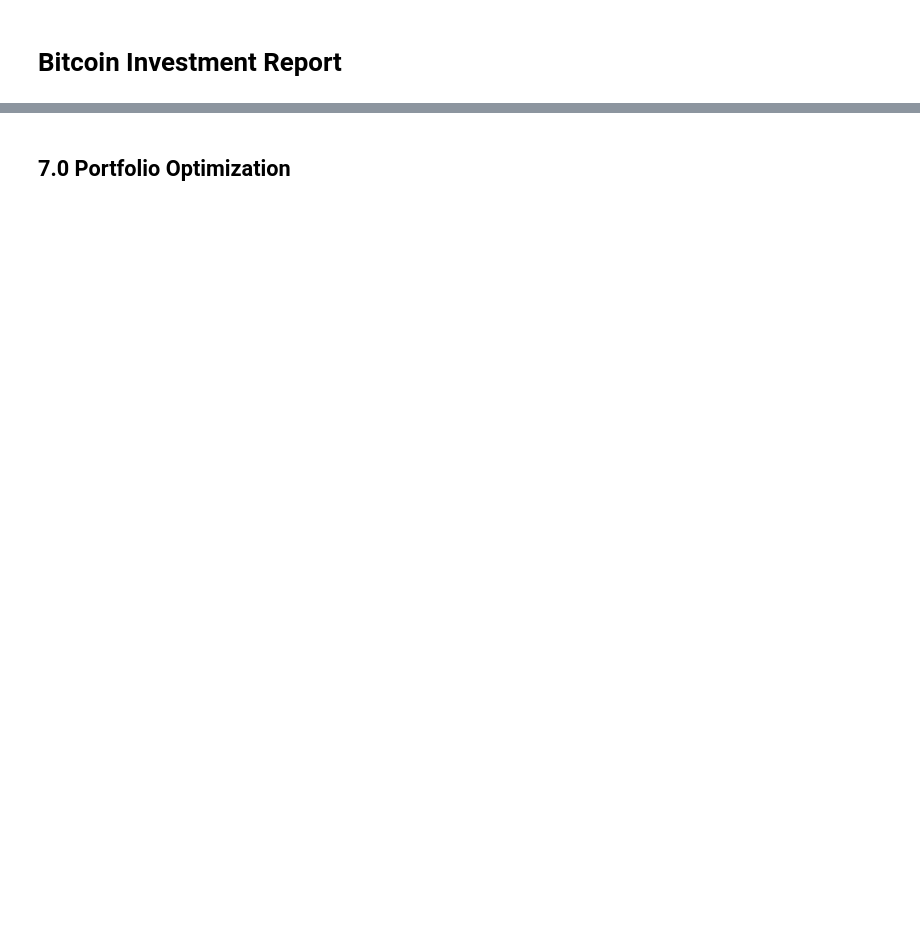
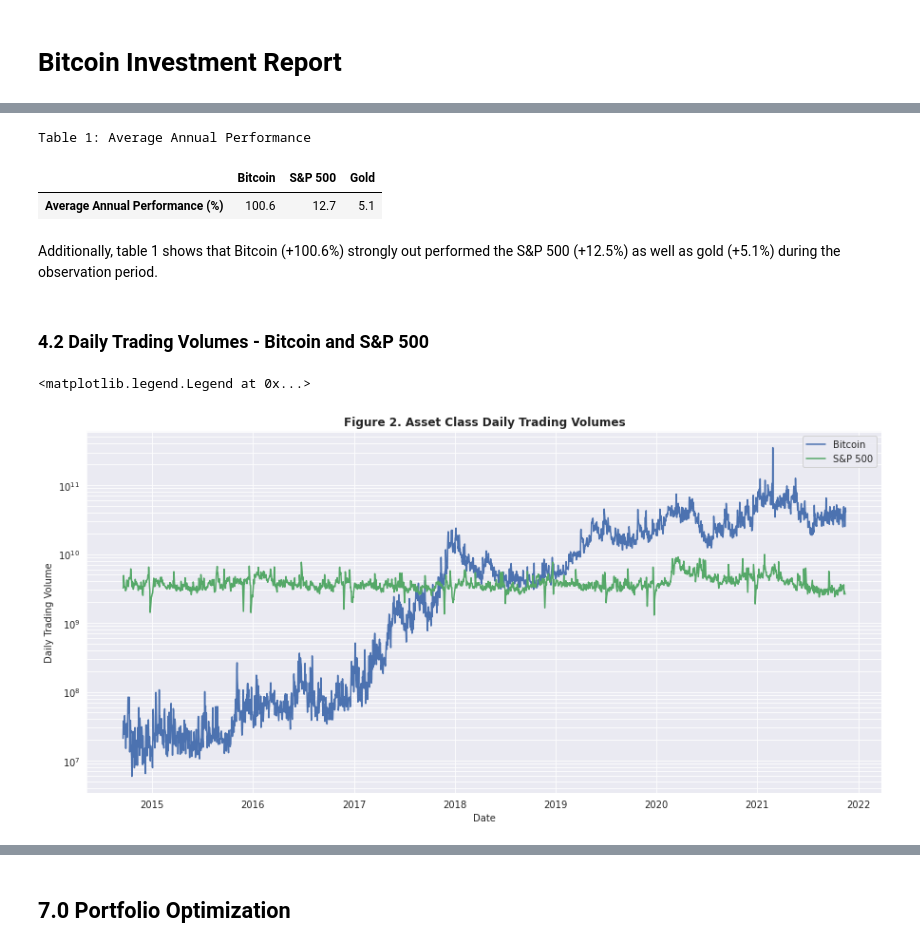
Before and after one commit to EMGuyant/bitcoin-datacamp-comp, a Jupyter notebook: bitcoin_report.ipynb, the cells around one changed output, grey strips where cells are left out. Drawn from its saved outputs; the diff is of its cells as text; code cells hidden in the pictures; blank space fills up the shorter version.

```diff
--- a/bitcoin_report.ipynb
+++ b/bitcoin_report.ipynb
@@ -261,0 +113,26 @@ Text(0, 0.5, 'Returns [%]')
+# %%
+# Create Reference DataFrame
+dataframe_dict = {}
+# List of dataframe names
+dataset_names = ['monthly_btc', 'monthly_sp500', 'gold_inf']
+
+# Imported raw datasets
+dataframe_dict['raw_data'] = {
+    'bitcoin':bitcoin,
+    'sp500':sp500,
+    'monthly_data':monthly_data
+}
+
+# Monthly Resampled datasets for analysis
+dataframe_dict['monthly_data'] = {
+    'monthly_btc': monthly_btc,
+    'monthly_sp500': monthly_sp500,
+    'gold_inf':monthly_data
+}
+
+# Colors for plotting
+dataframe_dict['colors'] = {
+    'blue':'#4C72B0',
+    'green':'#55A868',
+    'red':'#C44E52'
+}
@@ -261,0 +186,48 @@ Text(0, 0.5, 'Returns [%]')
+# %%
+#Calculate the Monthly and Annual Performance for each asset class
+bitcoin_performance = (dataframe_dict['monthly_data']['monthly_btc'].price_usd[-1] / dataframe_dict['monthly_data']['monthly_btc'].price_usd[0]) - 1
+bitcoin_ann_performance = (bitcoin_performance + 1) ** (1 / (len(dataframe_dict['monthly_data']['monthly_btc']) / 12)) - 1
+
+sp500_performance = (dataframe_dict['monthly_data']['monthly_sp500'].price_usd[-1] / dataframe_dict['monthly_data']['monthly_sp500'].price_usd[0]) - 1
+sp500_ann_performance = (sp500_performance + 1) ** (1 / (len(dataframe_dict['monthly_data']['monthly_sp500']) / 12)) - 1
+
+gold_performance = (dataframe_dict['monthly_data']['gold_inf'].price_usd[-1] / dataframe_dict['monthly_data']['gold_inf'].price_usd[0]) - 1
+gold_ann_performance = (gold_performance + 1) ** (1 / (len(dataframe_dict['monthly_data']['gold_inf']) / 12)) - 1
+
+#Construct Summary Stat Dataframe/Table
+avg_ann_performance = pd.DataFrame({
+    'Average Annual Performance (%)':[round(bitcoin_ann_performance*100,1), round(sp500_ann_performance*100,1), round(gold_ann_performance*100,1)]
+}).transpose()
+avg_ann_performance.columns = ['Bitcoin', 'S&P 500', 'Gold']
+
+print('Table 1: Average Annual Performance')
+display(avg_ann_performance)
+# %% [output]
+Table 1: Average Annual Performance
+|  | Bitcoin | S&P 500 | Gold |
+| Average Annual Performance (%) | 100.6 | 12.7 | 5.1 |
+# %% [markdown]
+ Additionally, table 1 shows that Bitcoin (+100.6%) strongly out performed the S&P 500 (+12.5%) as well as gold (+5.1%) during the observation period.
+# %% [markdown]
+### 4.2 Daily Trading Volumes - Bitcoin and S&P 500
+# %%
+fig, axes = plt.subplots(figsize=(15,7))
+sns.set_style('darkgrid')
+daily_data = ['bitcoin', 'sp500']
+
+for i in range(len(dataframe_dict['raw_data'])-1):
+    key = daily_data[i]
+    plot = sns.lineplot(data=dataframe_dict['raw_data'][key],
+        x='date',
+        y='volume',
+        color=dataframe_dict['colors'][list_of_colors[i]])
+
+plot.set(yscale='log')
+plot.set_ylabel('Daily Trading Volume')
+plot.set_xlabel('Date')
+plot.grid(True, which='both')
+plot.set_title('Figure 2. Asset Class Daily Trading Volumes', weight='bold')
+plt.legend(labels=['Bitcoin', 'S&P 500'])
+# %% [output]
+<matplotlib.legend.Legend at 0x...>
+[figure, added]
```
Also changed, not shown: parts of 108 cells of this notebook.
